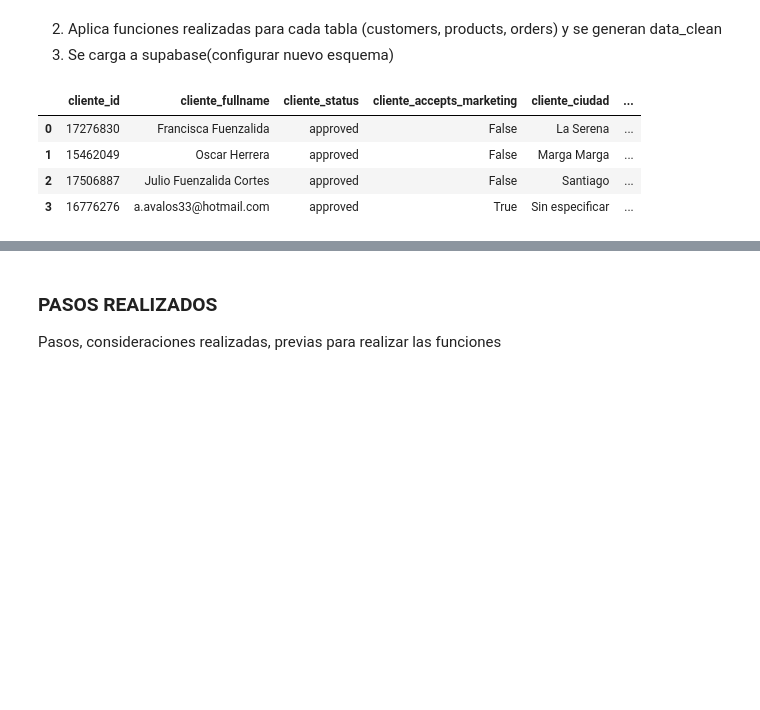
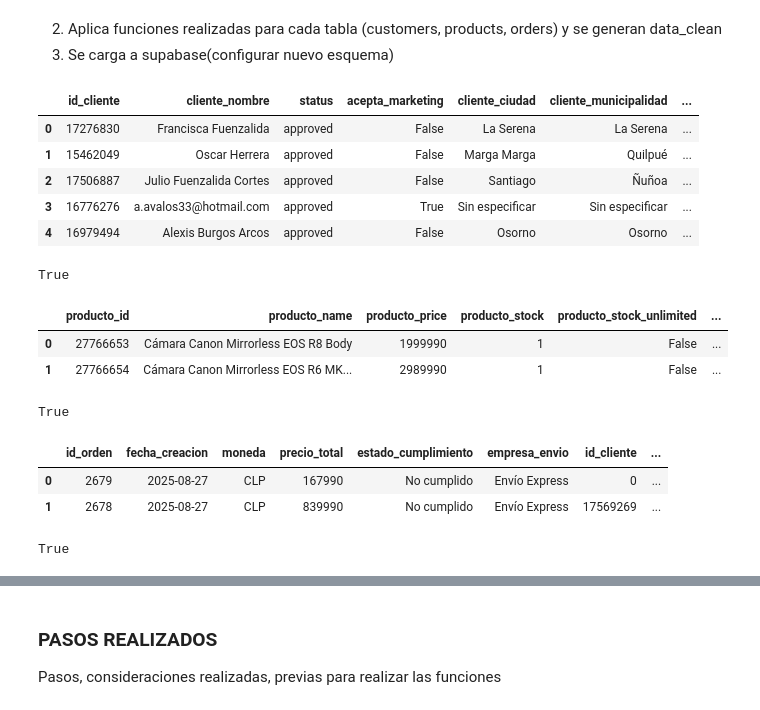
Before and after one commit to Halsey26/pipeline_perc, a Jupyter notebook: etl/pruebas_etl.ipynb, the cells around one changed output, grey strips where cells are left out. Drawn from its saved outputs; the diff is of its cells as text; code cells hidden in the pictures; blank space fills up the shorter version.

Commit message:
transform

```diff
--- a/etl/pruebas_etl.ipynb
+++ b/etl/pruebas_etl.ipynb
@@ -361,6 +361,7 @@ def normalizar_texto_localidad(texto ):
     "santiago  ": "Santiago",
     "ssntiago": "Santiago",
     "santiago": "Santiago",
+    "SANTIAGO": "Santiago",
     "vina del mar": "Viña del Mar",
     "viña del mar ": "Viña del Mar",
     "valparaiso": "Valparaíso",
@@ -383,12 +384,10 @@ def normalizar_texto_localidad(texto ):
     "providencia ": "Providencia",
     "san miguel ": "San Miguel",
     "nunoa": "Ñuñoa",
-    "nunoa ": "Ñuñoa",
     "penalolen": "Peñalolén",
     "penaflor": "Peñaflor",
     "talcahuano ": "Talcahuano",
-    "concepcion": "Concepción",
-    "concepcion ": "Concepción",
+    "concepcion": "Concepción"
     }
 
     if pd.isna(texto):
@@ -434,8 +433,17 @@ def transform_customers(df_raw):
         'customer.accepts_marketing',
         'customer.shipping_addresses'
     ]
+    df = df_raw[columnas_filtro].copy()
 
-    df = df_raw[columnas_filtro].copy()
+    # --- Renombrado
+    df = df.rename(columns={
+        'customer.id': 'id_cliente',
+        'customer.fullname': 'cliente_nombre',
+        'customer.status':'status',
+        'customer.accepts_marketing': 'acepta_marketing',
+        'customer.shipping_addresses': 'direccion_envio'
+    })
+
 
     # --- 2. Parseo de direcciones
     def parse_direcciones(fila):
@@ -454,32 +462,32 @@ def transform_customers(df_raw):
             return pd.Series([None, None, 'Chile'])
 
     df[['cliente_ciudad', 'cliente_municipalidad', 'cliente_pais']] = (
-        df['customer.shipping_addresses'].apply(parse_direcciones)
+        df['direccion_envio'].apply(parse_direcciones)
     )
 
     df['cliente_ciudad'] = df['cliente_ciudad'].apply(lambda x: normalizar_texto_localidad(x))
 
 
-    df.drop(columns=['customer.shipping_addresses'], inplace=True)
+    df.drop(columns=['direccion_envio'], inplace=True)
 
     # --- 3. Renombrado de columnas
-    df.columns = [col.replace('customer.', 'cliente_') for col in df.columns]
+    # df.columns = [col.replace('customer.', 'cliente_') for col in df.columns]
 
     # --- 4. Tratamiento de nulos
     # Flags de missing
 
     # return df.columns
-    for col in ['cliente_ciudad', 'cliente_municipalidad', 'cliente_accepts_marketing']:
-        df[f'{col}_missing'] = df[col].isna().astype(int)
+    for col in ['cliente_ciudad', 'cliente_municipalidad', 'acepta_marketing']:
+        df[f'{col}_missing'] = (df[col].isna() | (df[col]== 'Sin especificar') ).astype(int)
 
     # Columnas categóricas → reemplazo por "Sin especificar"
-    cols_categoricas = ['cliente_status', 'cliente_ciudad', 'cliente_municipalidad', 'cliente_pais']
+    cols_categoricas = ['status', 'cliente_ciudad', 'cliente_municipalidad', 'cliente_pais']
     df[cols_categoricas] = df[cols_categoricas].fillna('Sin especificar')
 
-    df['cliente_accepts_marketing'] = df['cliente_accepts_marketing'].fillna(False)
+    df['acepta_marketing'] = df['acepta_marketing'].fillna(False)
 
     # --- 5. Versión categórica de accepts_marketing
-    df['cliente_marketing_cat'] = df['cliente_accepts_marketing'].map({
+    df['marketing_cat'] = df['acepta_marketing'].map({
         True: 'Si',
         False: 'No'
     })
@@ -530,12 +763,41 @@ dict_keys(['products_raw', 'customers_raw', 'orders_raw'])
 # %% [markdown]
 2. Aplica funciones realizadas para cada tabla (customers, products, orders) y se generan data_clean
 3. Se carga a supabase(configurar nuevo esquema)
-# %%
-customer_clean=transform_customers(df_raw['customers_raw'])
-customer_clean.head(4)
-# %% [output]
-|  | cliente_id | cliente_fullname | cliente_status | cliente_accepts_marketing | cliente_ciudad | ... |
-| 0 | 17276830 | Francisca Fuenzalida | approved | False | La Serena | ... |
-| 1 | 15462049 | Oscar Herrera | approved | False | Marga Marga | ... |
-| 2 | 17506887 | Julio Fuenzalida Cortes | approved | False | Santiago | ... |
-| 3 | 16776276 | a.avalos33@hotmail.com | approved | True | Sin especificar | ... |
+# %%
+# recuerda que las transformaciones se realizan sobre todo el dataset, entonces al cargarlas a supabase, hay que subirlas las que no esten en las tablas
+# osea no repetir filas(verificar por id)
+customer_clean=transform_customers(df_raw['customers_raw'])
+customer_clean.head(5)
+# %% [output]
+|  | id_cliente | cliente_nombre | status | acepta_marketing | cliente_ciudad | cliente_municipalidad | ... |
+| 0 | 17276830 | Francisca Fuenzalida | approved | False | La Serena | La Serena | ... |
+| 1 | 15462049 | Oscar Herrera | approved | False | Marga Marga | Quilpué | ... |
+| 2 | 17506887 | Julio Fuenzalida Cortes | approved | False | Santiago | Ñuñoa | ... |
+| 3 | 16776276 | a.avalos33@hotmail.com | approved | True | Sin especificar | Sin especificar | ... |
+| 4 | 16979494 | Alexis Burgos Arcos | approved | False | Osorno | Osorno | ... |
+# %%
+len(customer_clean) == customer_clean['cliente_id'].nunique()
+# %% [output]
+True
+# %%
+products_clean= transform_products(df_raw['products_raw'])
+products_clean.head(2)
+# %% [output]
+|  | producto_id | producto_name | producto_price | producto_stock | producto_stock_unlimited | ... |
+| 0 | 27766653 | Cámara Canon Mirrorless EOS R8 Body | 1999990 | 1 | False | ... |
+| 1 | 27766654 | Cámara Canon Mirrorless EOS R6 MK... | 2989990 | 1 | False | ... |
+# %%
+len(products_clean) == products_clean['producto_id'].nunique()
+# %% [output]
+True
+# %%
+orders_clean= transform_orders(df_raw['orders_raw'])
+orders_clean.head(2)
+# %% [output]
+|  | id_orden | fecha_creacion | moneda | precio_total | estado_cumplimiento | empresa_envio | id_cliente | ... |
+| 0 | 2679 | 2025-08-27 | CLP | 167990 | No cumplido | Envío Express | 0 | ... |
+| 1 | 2678 | 2025-08-27 | CLP | 839990 | No cumplido | Envío Express | 17569269 | ... |
+# %%
+len(orders_clean) == orders_clean['id_orden'].nunique()
+# %% [output]
+True
```
Also changed, not shown: parts of 33 cells of this notebook, 1 other file.
